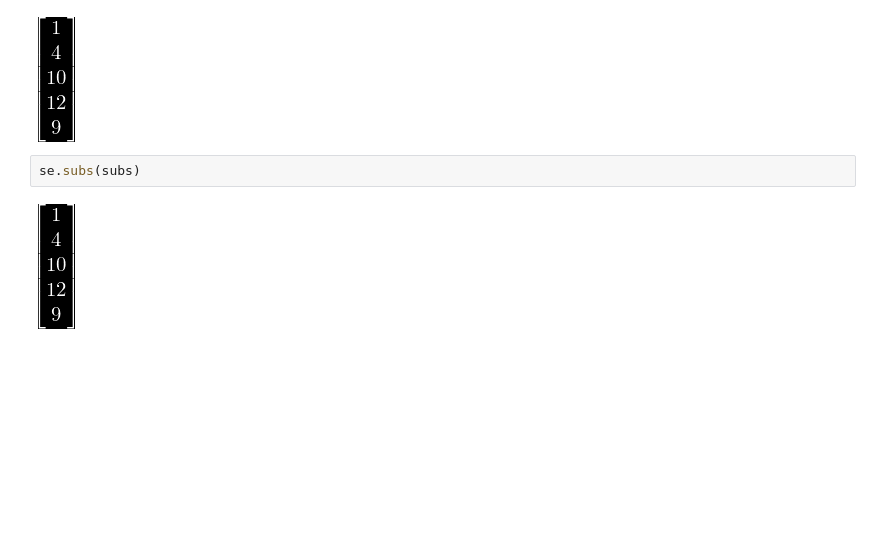
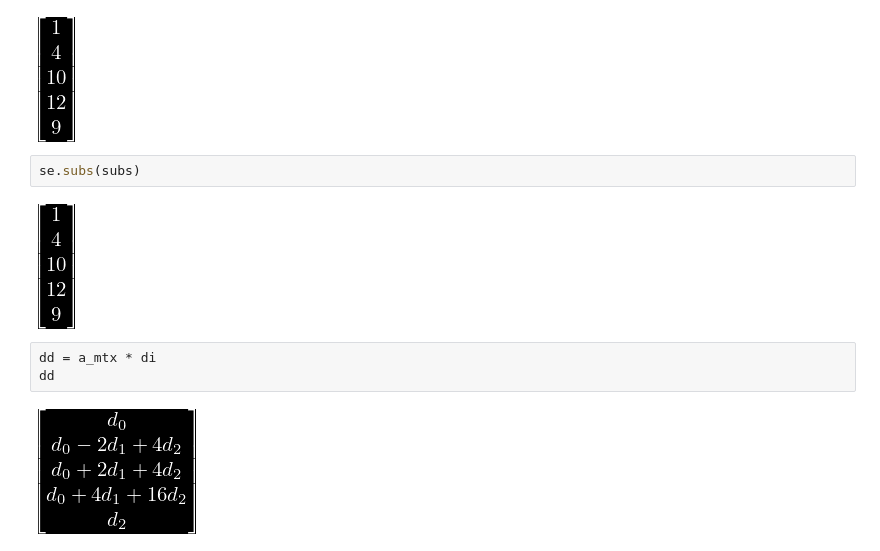
Before and after one commit to tarsioonofrio/fast-convolution-rtl, a Jupyter notebook: notebooks/blahut5.2toom-cook3x3-shift.ipynb, the cells around one changed output. Drawn from its saved outputs; the diff is of its cells as text; blank space fills up the shorter version.

```diff
--- a/notebooks/blahut5.2toom-cook3x3-shift.ipynb
+++ b/notebooks/blahut5.2toom-cook3x3-shift.ipynb
@@ -194,3 +194,8 @@ sy.Matrix(np.convolve(d_values, g_values))
 se.subs(subs)
 # %% [output]
 [figure]
+# %%
+dd = a_mtx * di
+dd
+# %% [output]
+[figure, added]
```
Also changed, not shown: parts of 20 cells of this notebook, 1 other file.
